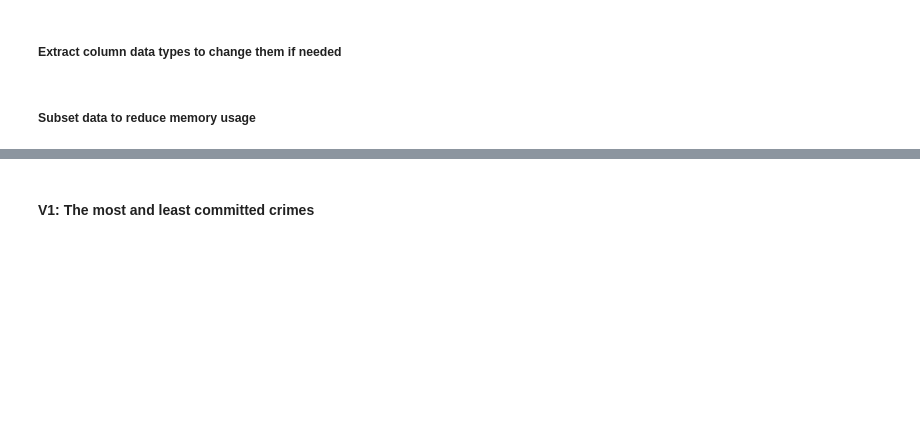
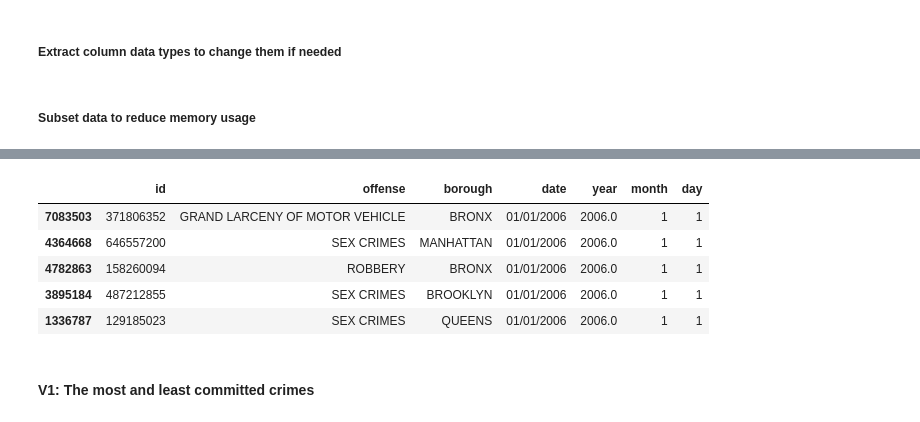
Before and after one commit to burn-Z/NYPD-Reported-Crime---Data-Visualization-Project, a Jupyter notebook: notebooks/scrapbook.ipynb, the cells around one changed output, grey strips where cells are left out. Saved outputs shown, nothing was run; the diff lists cells and outputs as text; code cells hidden in the pictures; blank space fills up the shorter version.

```diff
--- a/notebooks/scrapbook.ipynb
+++ b/notebooks/scrapbook.ipynb
@@ -51,11 +51,11 @@ from plotly.subplots import make_subplots
 # %% [markdown]
 ##### Loading data
 # %%
-df = pd.read_csv('..\\data\\NYPD_Complaint_Data_Historic.csv',
+df = pd.read_csv('data\\NYPD_Complaint_Data_Historic.csv',
                  low_memory= False,
-                 nrows= 5,
+                #  nrows= 5,
                 parse_dates= [1],
-                index_col= 0
+                # index_col= 0
                 )
 
 # check what kind of date object cmplnt_fr_dt is
@@ -67,5 +71,5 @@ df.shape
 # %%
-df['DATE'] = pd.to_datetime(df['CMPLNT_FR_DT'])
+df['date'] = pd.to_datetime(df['CMPLNT_FR_DT'])
 # %%
 df['CMPLNT_FR_DT']
 # %% [output]
@@ -151,2 +132,41 @@ A_df.head()
+# %%
+def extract_year(mydat):
+    temp = int(str(mydat)[-4:])
+    return temp if temp >= 2006 else None
+
+def extract_month(mydat):
+    temp = int(str(mydat)[:2])
+
+    return temp
+
+def extract_day(mydat):
+    return int(str(mydat[3:5]))
+
+# extract the year from the complaint date
+# and if its before 2006, replace with None
+A_df['year'] = A_df['CMPLNT_FR_DT'].apply(extract_year)
+A_df['month'] = A_df['CMPLNT_FR_DT'].apply(extract_month)
+A_df['day'] = A_df['CMPLNT_FR_DT'].apply(extract_day)
+
+# drop years before 2006
+A_df.dropna(inplace= True)
+
+
+# A_df['year'] = pd.DatetimeIndex(A_df['CMPLNT_FR_DT']).year
+# A_df['month'] = A_df['CMPLNT_FR_DT'].dt.month
+# %%
+# # Takes a lot of time
+# A_df.rename(columns= {'CMPLNT_NUM': 'id', 'OFNS_DESC': 'offense', 'CMPLT_FR_DT': 'date', 'BORO_NM': 'borough'})
+
+A_df.columns = A_df.columns.to_series().replace({'CMPLNT_NUM': 'id', 'OFNS_DESC': 'offense', 'CMPLNT_FR_DT': 'date', 'BORO_NM': 'borough'})
+# %%
+A_df.head()
+# %% [output]
+|  | id | offense | borough | date | year | month | day |
+| 7083503 | 371806352 | GRAND LARCENY OF MOTOR VEHICLE | BRONX | 01/01/2006 | 2006.0 | 1 | 1 |
+| 4364668 | 646557200 | SEX CRIMES | MANHATTAN | 01/01/2006 | 2006.0 | 1 | 1 |
+| 4782863 | 158260094 | ROBBERY | BRONX | 01/01/2006 | 2006.0 | 1 | 1 |
+| 3895184 | 487212855 | SEX CRIMES | BROOKLYN | 01/01/2006 | 2006.0 | 1 | 1 |
+| 1336787 | 129185023 | SEX CRIMES | QUEENS | 01/01/2006 | 2006.0 | 1 | 1 |
 # %%
 # create csv for subsetted data
```
Also changed, not shown: parts of 10 cells of this notebook.
